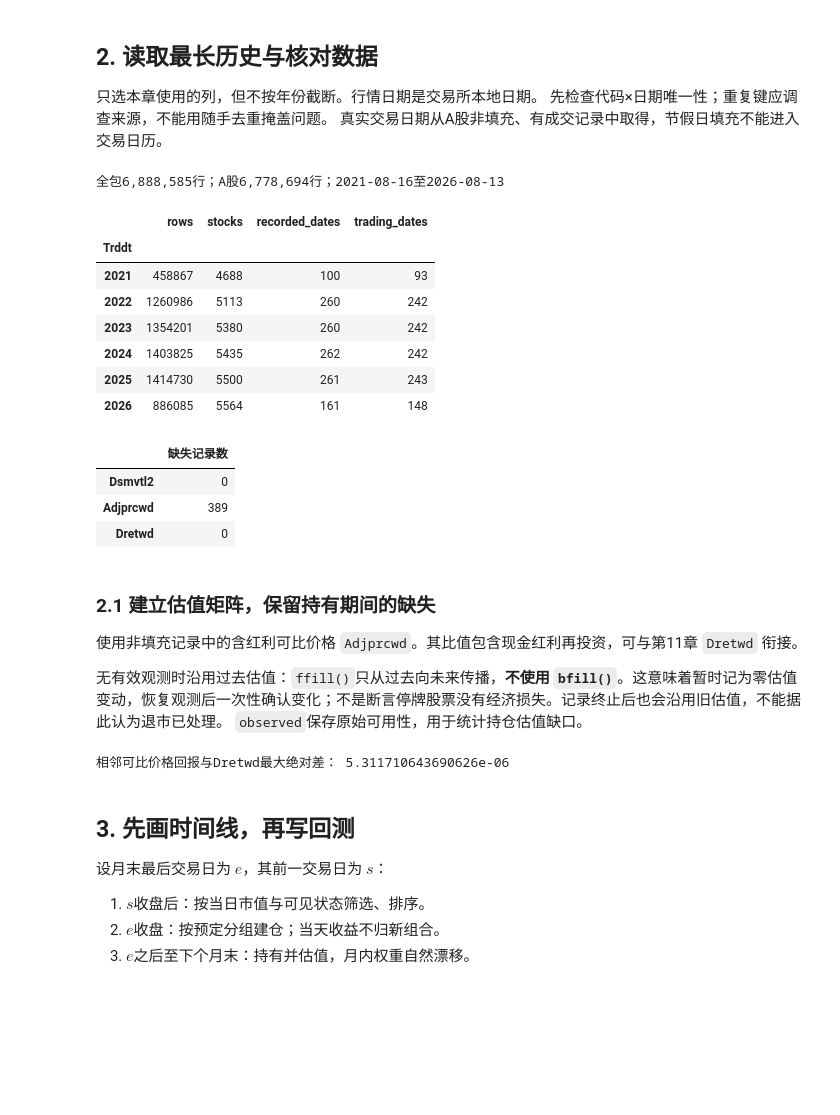
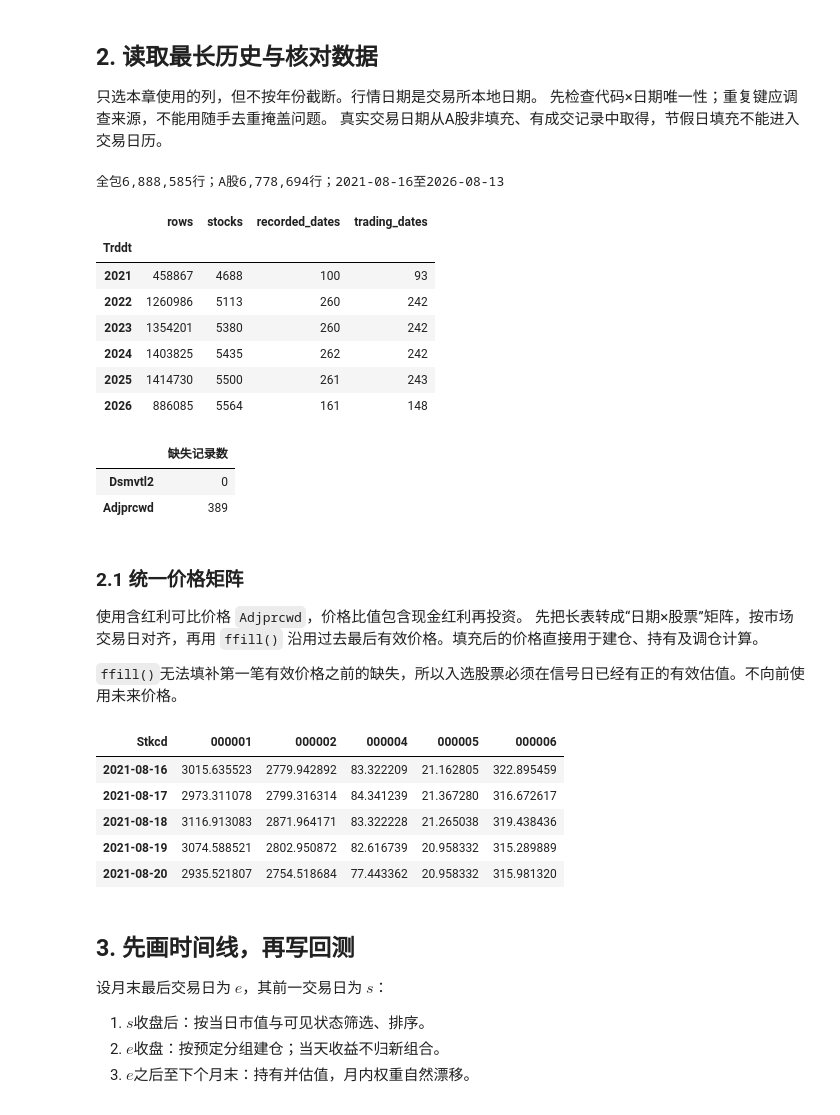
Before and after one commit to aiqfin/python-for-finance, a Jupyter notebook: Chapter12 - 横截面排序与股票组合/notebooks/12_横截面排序与股票组合.ipynb, the cells around one changed output. Drawn from its saved outputs; the diff is of its cells as text; code cells hidden in the pictures; blank space fills up the shorter version.

```diff
--- a/Chapter12 - 横截面排序与股票组合/notebooks/12_横截面排序与股票组合.ipynb
+++ b/Chapter12 - 横截面排序与股票组合/notebooks/12_横截面排序与股票组合.ipynb
@@ -61,66 +60,57 @@ Python / pandas： 3.11.15 2.3.3
 真实交易日期从A股非填充、有成交记录中取得，节假日填充不能进入交易日历。
 # %%
 columns = ["Stkcd", "Trddt", "Markettype", "Trdsta", "Filling", "Dnshrtrd",
-           "Clsprc", "Dsmvtl2", "Dsmvosd", "Adjprcwd", "Dretwd", "LimitStatus"]
+           "Dsmvtl2", "Dsmvosd", "Adjprcwd"]
 raw = pd.read_parquet(SOURCE, columns=columns)
 raw["Stkcd"] = raw["Stkcd"].astype("string").str.zfill(6)
 source_rows = pq.ParquetFile(SOURCE).metadata.num_rows
 assert len(raw) == source_rows
 assert raw[["Stkcd", "Trddt"]].notna().all().all()
 assert not raw.duplicated(["Stkcd", "Trddt"]).any()
 data = raw.loc[raw.Markettype.isin(BOARD)].copy()
 source_start, source_end = raw.Trddt.min(), raw.Trddt.max()
 calendar = pd.DatetimeIndex(sorted(data.loc[data.Filling.eq(0) & data.Dnshrtrd.gt(0), "Trddt"].unique()))
 profile = data.groupby(data.Trddt.dt.year).agg(
     rows=("Stkcd", "size"), stocks=("Stkcd", "nunique"), recorded_dates=("Trddt", "nunique"))
 profile["trading_dates"] = pd.Series(calendar.year).value_counts().sort_index()
 print(f"全包{len(raw):,}行；A股{len(data):,}行；{source_start.date()}至{source_end.date()}")
 display(profile)
-display(data[[SIZE, "Adjprcwd", "Dretwd"]].isna().sum().rename("缺失记录数").to_frame())
+display(data[[SIZE, "Adjprcwd"]].isna().sum().rename("缺失记录数").to_frame())
 del raw
 # %% [output]
 全包6,888,585行；A股6,778,694行；2021-08-16至2026-08-13
 |  | rows | stocks | recorded_dates | trading_dates |
 | Trddt |  |  |  |  |
 | 2021 | 458867 | 4688 | 100 | 93 |
 | 2022 | 1260986 | 5113 | 260 | 242 |
 | 2023 | 1354201 | 5380 | 260 | 242 |
 | 2024 | 1403825 | 5435 | 262 | 242 |
 | 2025 | 1414730 | 5500 | 261 | 243 |
 | 2026 | 886085 | 5564 | 161 | 148 |
 |  | 缺失记录数 |
 | Dsmvtl2 | 0 |
 | Adjprcwd | 389 |
-| Dretwd | 0 |
 # %% [markdown]
-### 2.1 建立估值矩阵，保留持有期间的缺失
+### 2.1 统一价格矩阵
 
-使用非填充记录中的含红利可比价格 `Adjprcwd`。其比值包含现金红利再投资，可与第11章 `Dretwd` 衔接。
+使用含红利可比价格 `Adjprcwd`，价格比值包含现金红利再投资。
+先把长表转成“日期×股票”矩阵，按市场交易日对齐，再用 `ffill()` 沿用过去最后有效价格。填充后的价格直接用于建仓、持有及调仓计算。
 
-无有效观测时沿用过去估值：`ffill()`只从过去向未来传播，**不使用 `bfill()`**。这意味着暂时记为零估值变动，恢复观测后一次性确认变化；不是断言停牌股票没有经济损失。记录终止后也会沿用旧估值，不能据此认为退市已处理。
-`observed`保存原始可用性，用于统计持仓估值缺口。
+`ffill()`无法填补第一笔有效价格之前的缺失，所以入选股票必须在信号日已经有正的有效估值。不向前使用未来价格。
 # %%
 actual = data.loc[data.Filling.eq(0)].copy()
+# 非正或无穷价格不作为有效估值；之后沿日期使用过去最后有效值。
 actual["Adjprcwd"] = actual.Adjprcwd.where(np.isfinite(actual.Adjprcwd) & actual.Adjprcwd.gt(0))
-# pivot将长表转为“日期×股票”矩阵；reindex统一市场交易日，缺少记录的位置保留NaN。
-observed = actual.pivot(index="Trddt", columns="Stkcd", values="Adjprcwd").reindex(calendar)
-# observed保留实际观测，prices用于持仓估值：只沿用过去价格，恢复观测后体现累计变化。
-prices = observed.ffill()
-volume = actual.pivot(index="Trddt", columns="Stkcd", values="Dnshrtrd").reindex(index=calendar, columns=prices.columns)
-limits = actual.pivot(index="Trddt", columns="Stkcd", values="LimitStatus").reindex(index=calendar, columns=prices.columns)
-# 这里只检查当日有价格且有成交；并未保证涨跌停股票可以按收盘价成交。
-tradable = observed.notna() & volume.gt(0)
-
-# 相邻真实观测的价格回报，应与数据库回报口径吻合；只比较相邻市场交易日。
-reported = actual.pivot(index="Trddt", columns="Stkcd", values="Dretwd").reindex(index=calendar, columns=prices.columns)
-adjacent = observed.notna() & observed.shift(1).notna()
-return_gap = (observed / observed.shift(1) - 1 - reported).where(adjacent).abs()
-max_return_gap = float(return_gap.max().max())
-print("相邻可比价格回报与Dretwd最大绝对差：", max_return_gap)
-assert max_return_gap < 1e-5
-del reported, return_gap
+# 行是日期、列是股票；统一市场交易日后向前填充，后续只使用这张价格表。
+prices = actual.pivot(index="Trddt", columns="Stkcd", values="Adjprcwd").reindex(calendar).ffill()
+display(prices.iloc[:5, :5])
 # %% [output]
-相邻可比价格回报与Dretwd最大绝对差： 5.311710643690626e-06
+| Stkcd | 000001 | 000002 | 000004 | 000005 | 000006 |
+| 2021-08-16 | 3015.635523 | 2779.942892 | 83.322209 | 21.162805 | 322.895459 |
+| 2021-08-17 | 2973.311078 | 2799.316314 | 84.341239 | 21.367280 | 316.672617 |
+| 2021-08-18 | 3116.913083 | 2871.964171 | 83.322228 | 21.265038 | 319.438436 |
+| 2021-08-19 | 3074.588521 | 2802.950872 | 82.616739 | 20.958332 | 315.289889 |
+| 2021-08-20 | 2935.521807 | 2754.518684 | 77.443362 | 20.958332 | 315.981320 |
 # %% [markdown]
 ## 3. 先画时间线，再写回测
 
```
Also changed, not shown: parts of 28 cells of this notebook, 12 other files.
